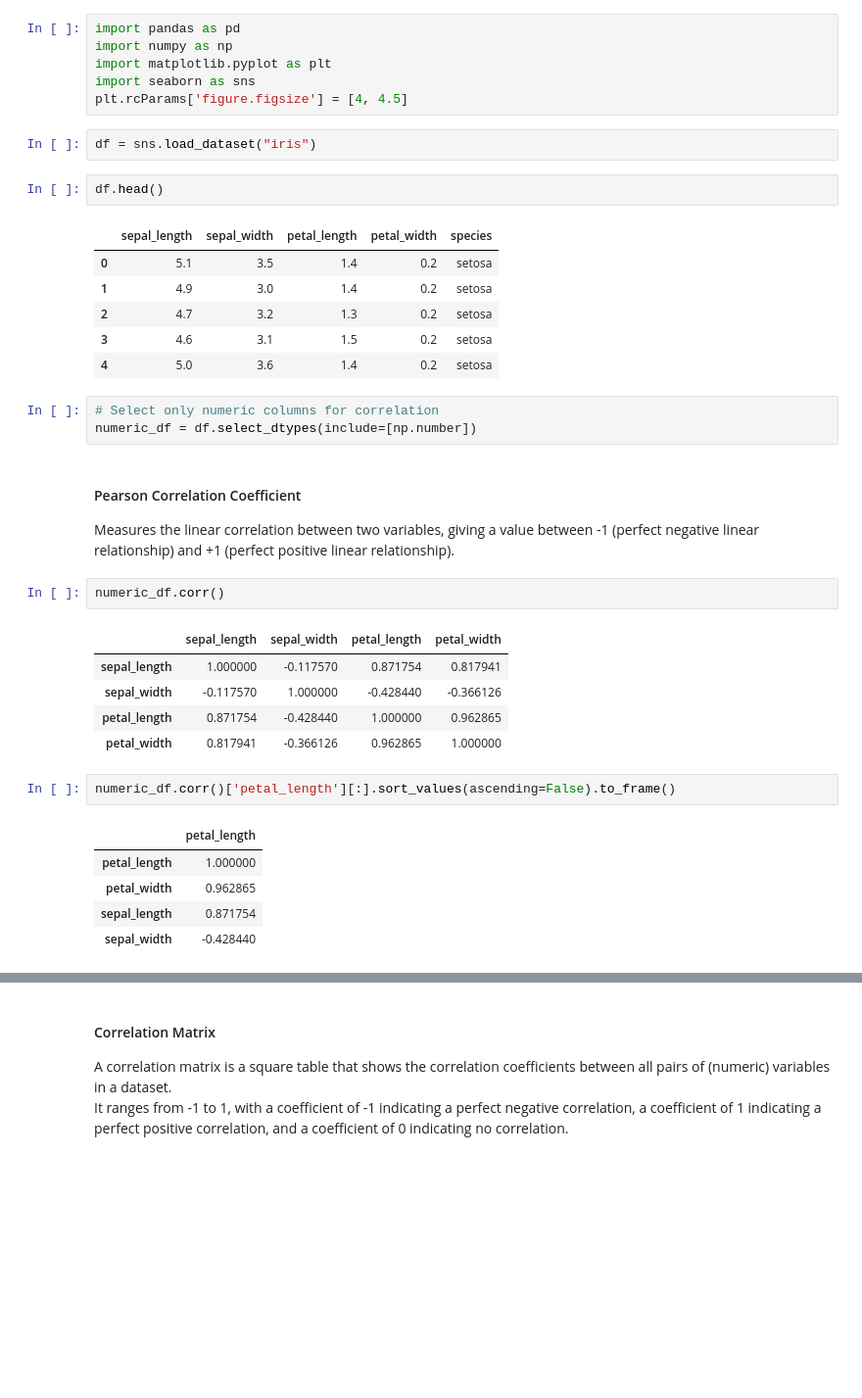
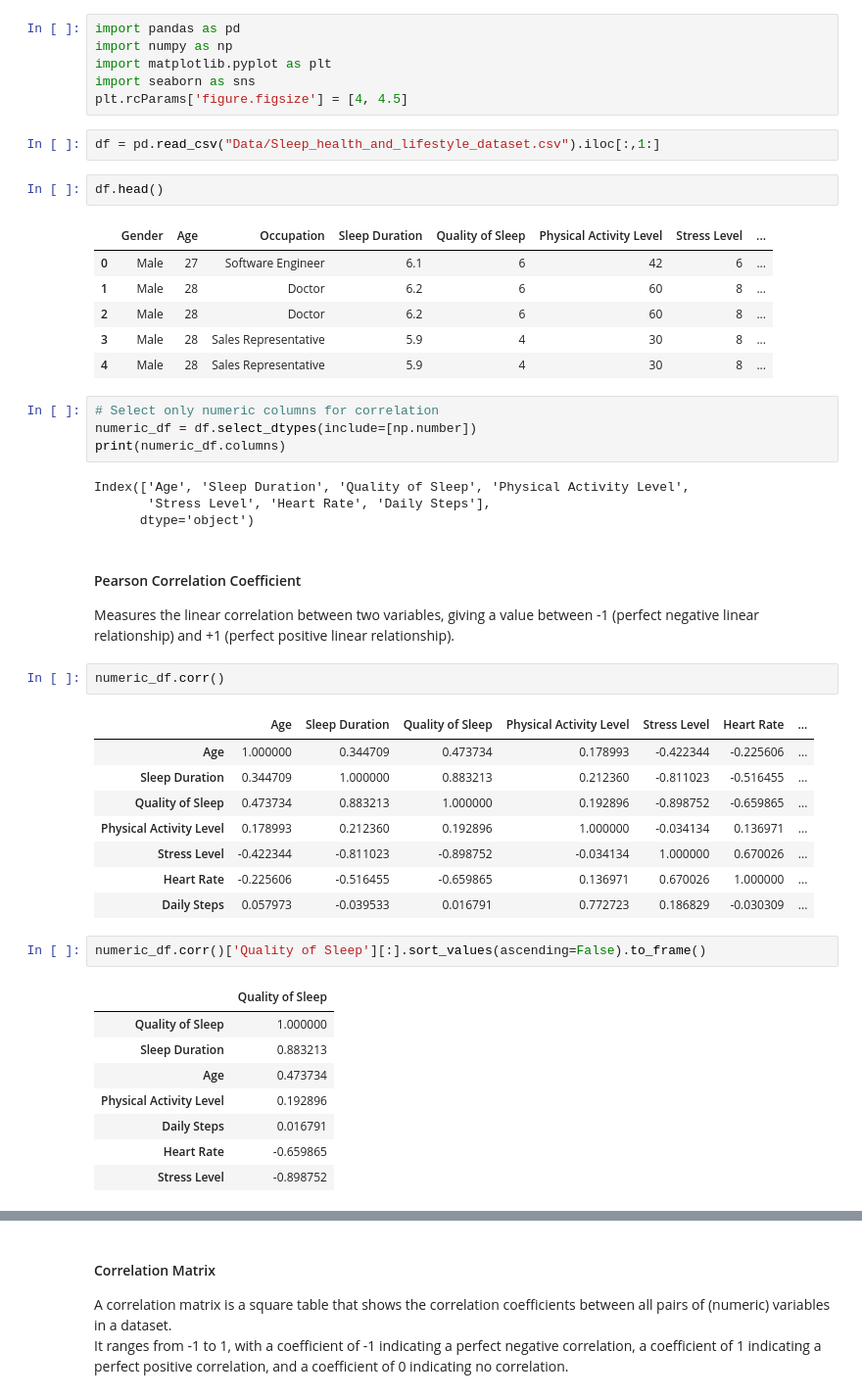
Before and after one commit to AlishaAng/EDA, a Jupyter notebook: Correlations.ipynb, the cells around one changed output, grey strips where cells are left out. Shown: that part at 98% size. Saved outputs shown, nothing was run; the diff lists cells and outputs as text; blank space fills up the shorter version.

```diff
--- a/Correlations.ipynb
+++ b/Correlations.ipynb
@@ -10,19 +10,24 @@ import matplotlib.pyplot as plt
 import seaborn as sns
 plt.rcParams['figure.figsize'] = [4, 4.5]
 # %%
-df = sns.load_dataset("iris")
+df = pd.read_csv("Data/Sleep_health_and_lifestyle_dataset.csv").iloc[:,1:]
 # %%
 df.head()
 # %% [output]
-|  | sepal_length | sepal_width | petal_length | petal_width | species |
-| 0 | 5.1 | 3.5 | 1.4 | 0.2 | setosa |
-| 1 | 4.9 | 3.0 | 1.4 | 0.2 | setosa |
-| 2 | 4.7 | 3.2 | 1.3 | 0.2 | setosa |
-| 3 | 4.6 | 3.1 | 1.5 | 0.2 | setosa |
-| 4 | 5.0 | 3.6 | 1.4 | 0.2 | setosa |
+|  | Gender | Age | Occupation | Sleep Duration | Quality of Sleep | Physical Activity Level | Stress Level | ... |
+| 0 | Male | 27 | Software Engineer | 6.1 | 6 | 42 | 6 | ... |
+| 1 | Male | 28 | Doctor | 6.2 | 6 | 60 | 8 | ... |
+| 2 | Male | 28 | Doctor | 6.2 | 6 | 60 | 8 | ... |
+| 3 | Male | 28 | Sales Representative | 5.9 | 4 | 30 | 8 | ... |
+| 4 | Male | 28 | Sales Representative | 5.9 | 4 | 30 | 8 | ... |
 # %%
 # Select only numeric columns for correlation
 numeric_df = df.select_dtypes(include=[np.number])
+print(numeric_df.columns)
+# %% [output]
+Index(['Age', 'Sleep Duration', 'Quality of Sleep', 'Physical Activity Level',
+       'Stress Level', 'Heart Rate', 'Daily Steps'],
+      dtype='object')
 # %% [markdown]
 #### Pearson Correlation Coefficient
 
@@ -30,17 +35,23 @@ Measures the linear correlation between two variables, giving a value between -1
 # %%
 numeric_df.corr()
 # %% [output]
-|  | sepal_length | sepal_width | petal_length | petal_width |
-| sepal_length | 1.000000 | -0.117570 | 0.871754 | 0.817941 |
-| sepal_width | -0.117570 | 1.000000 | -0.428440 | -0.366126 |
-| petal_length | 0.871754 | -0.428440 | 1.000000 | 0.962865 |
-| petal_width | 0.817941 | -0.366126 | 0.962865 | 1.000000 |
+|  | Age | Sleep Duration | Quality of Sleep | Physical Activity Level | Stress Level | Heart Rate | ... |
+| Age | 1.000000 | 0.344709 | 0.473734 | 0.178993 | -0.422344 | -0.225606 | ... |
+| Sleep Duration | 0.344709 | 1.000000 | 0.883213 | 0.212360 | -0.811023 | -0.516455 | ... |
+| Quality of Sleep | 0.473734 | 0.883213 | 1.000000 | 0.192896 | -0.898752 | -0.659865 | ... |
+| Physical Activity Level | 0.178993 | 0.212360 | 0.192896 | 1.000000 | -0.034134 | 0.136971 | ... |
+| Stress Level | -0.422344 | -0.811023 | -0.898752 | -0.034134 | 1.000000 | 0.670026 | ... |
+| Heart Rate | -0.225606 | -0.516455 | -0.659865 | 0.136971 | 0.670026 | 1.000000 | ... |
+| Daily Steps | 0.057973 | -0.039533 | 0.016791 | 0.772723 | 0.186829 | -0.030309 | ... |
 # %%
-numeric_df.corr()['petal_length'][:].sort_values(ascending=False).to_frame()
+numeric_df.corr()['Quality of Sleep'][:].sort_values(ascending=False).to_frame()
 # %% [output]
-|  | petal_length |
-| petal_length | 1.000000 |
-| petal_width | 0.962865 |
-| sepal_length | 0.871754 |
-| sepal_width | -0.428440 |
+|  | Quality of Sleep |
+| Quality of Sleep | 1.000000 |
+| Sleep Duration | 0.883213 |
+| Age | 0.473734 |
+| Physical Activity Level | 0.192896 |
+| Daily Steps | 0.016791 |
+| Heart Rate | -0.659865 |
+| Stress Level | -0.898752 |
 # %% [markdown]
```
Also changed, not shown: parts of 9 cells of this notebook.
